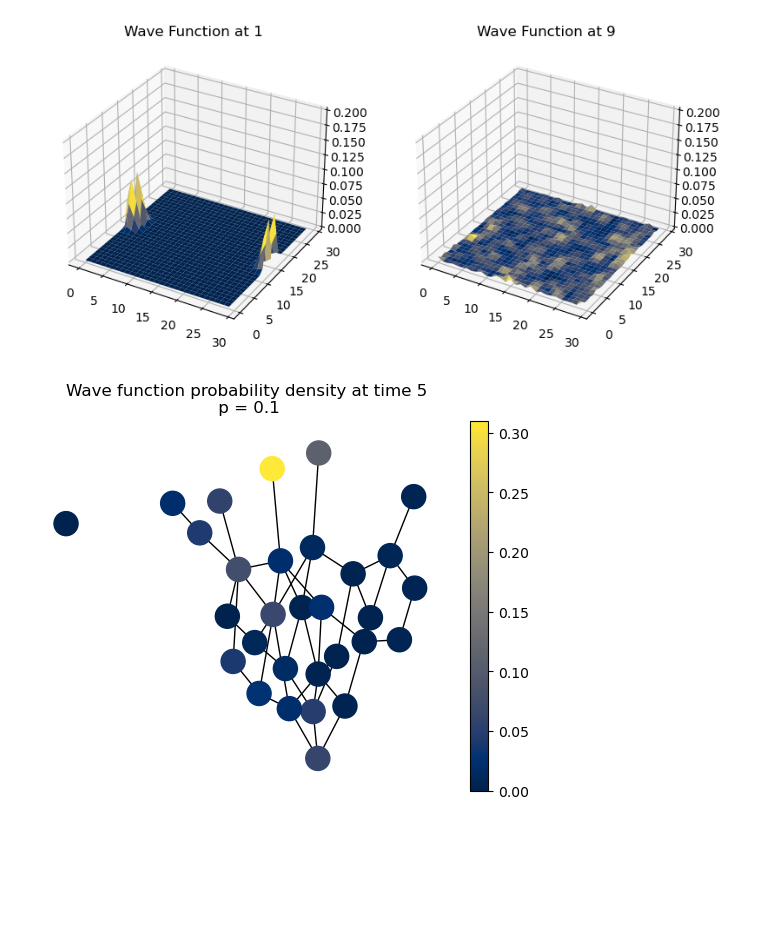
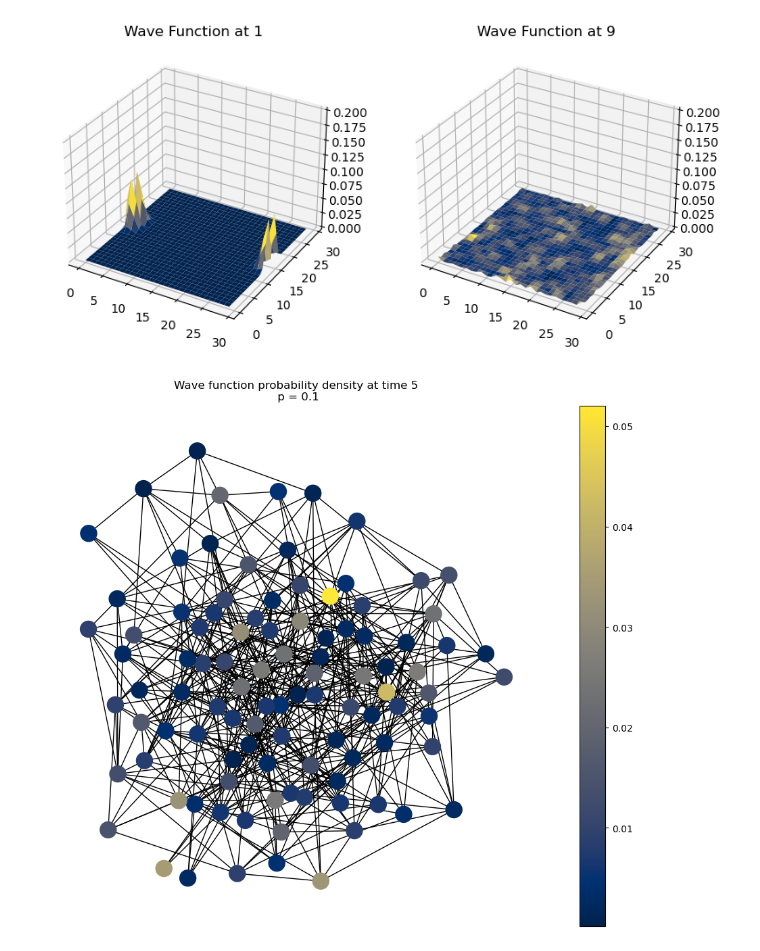
Before and after one commit to ravikoka/qgraph, a Jupyter notebook: 2d_chain.ipynb, the cells around one changed output. Saved outputs shown, nothing was run; the diff lists cells and outputs as text; code cells hidden in the pictures; blank space fills up the shorter version.

Commit message:
Making the graphs look better

```diff
--- a/2d_chain.ipynb
+++ b/2d_chain.ipynb
@@ -351,6 +351,7 @@ class RandomGraph:
             t (float): time to plot it
         '''
 
+        fig = plt.figure(figsize = (12,10))
         psi_t = self._time_evolution(t) @psi_0
         density = np.real(np.multiply(psi_t.conj(), psi_t))
         nodelist = self.G.nodes
@@ -425,11 +426,11 @@ plt.show()
 # %% [output]
 [figure]
 # %%
-n = 30
+n = 100
 psi_0 = np.zeros(n)
 psi_0[n//2] = 1
 graphy = RandomGraph(0.1, n, psi_0, [-1, 1], 1)
 history = graphy.solve(10, 10)
 plotty = graphy.plotdensity(5)
 # %% [output]
-[figure, old version]
+[figure, new version]
```
